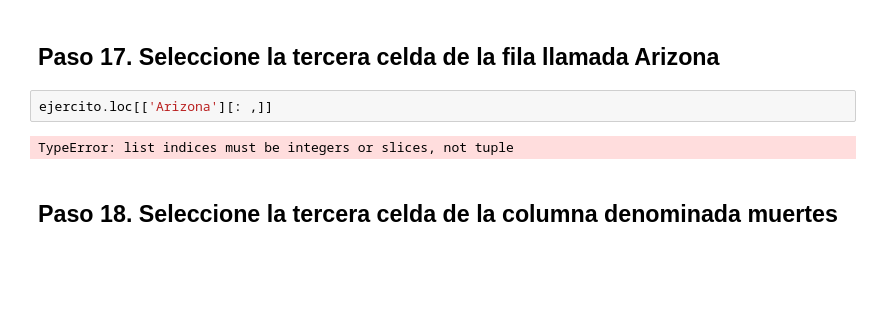
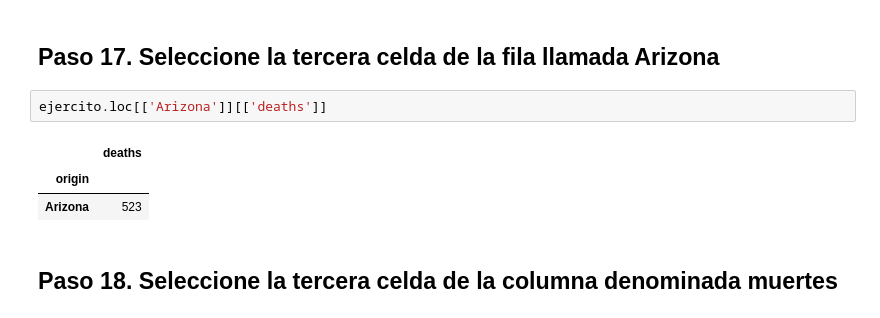
Before and after one commit to RaulTaylor1/DS_PT_09_2023, a Jupyter notebook: Data_Analysis/2-Pandas/Practica/4-Fictional_Army/Fictional Army.ipynb, the cells around one changed output. Cells and saved outputs as stored; diff of their text form; blank space fills up the shorter version.

```diff
--- a/Data_Analysis/2-Pandas/Practica/4-Fictional_Army/Fictional Army.ipynb
+++ b/Data_Analysis/2-Pandas/Practica/4-Fictional_Army/Fictional Army.ipynb
@@ -204,8 +217,10 @@ ejercito.loc[['Texas', 'Arizona']]
 # %% [markdown]
 ## Paso 17. Seleccione la tercera celda de la fila llamada Arizona
 # %%
-ejercito.loc[['Arizona'][: ,]]
+ejercito.loc[['Arizona']][['deaths']]
 # %% [output]
-TypeError: list indices must be integers or slices, not tuple
+|  | deaths |
+| origin |  |
+| Arizona | 523 |
 # %% [markdown]
 ## Paso 18. Seleccione la tercera celda de la columna denominada muertes
```
Also changed, not shown: parts of 3 cells of this notebook, 1 other file.
